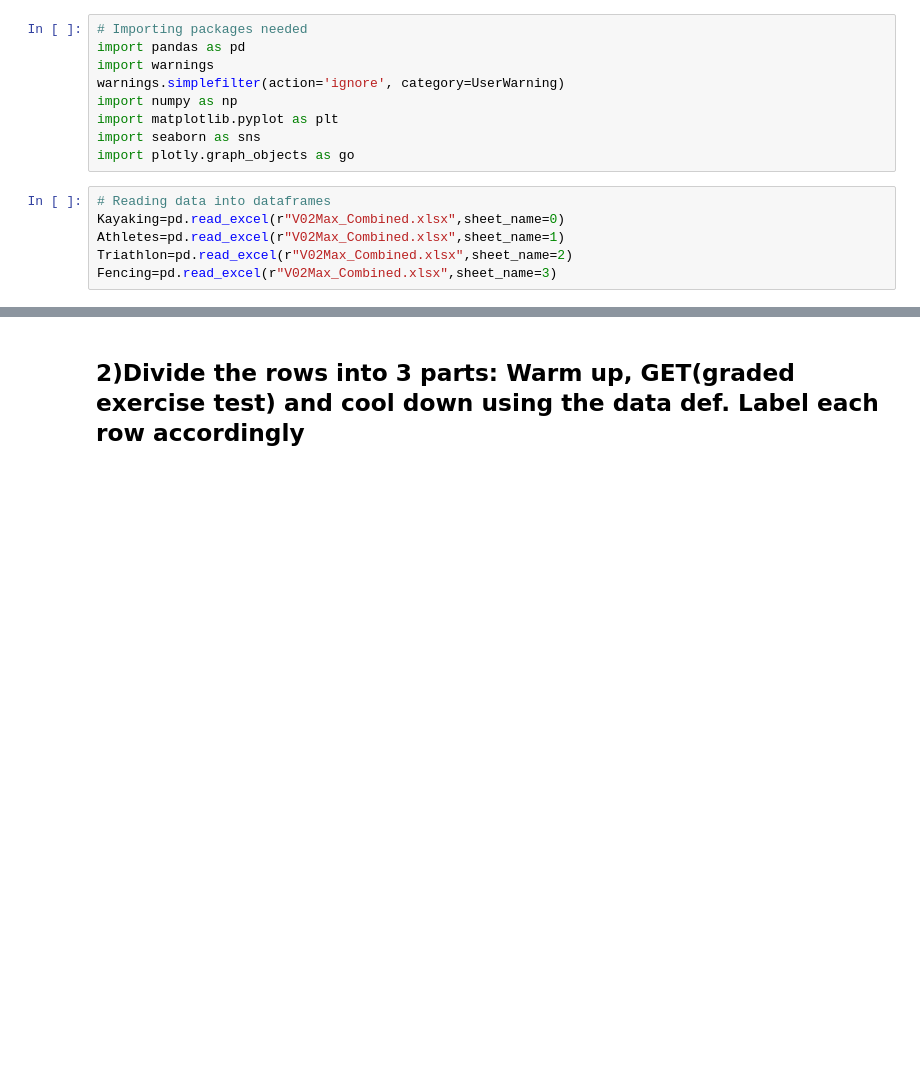
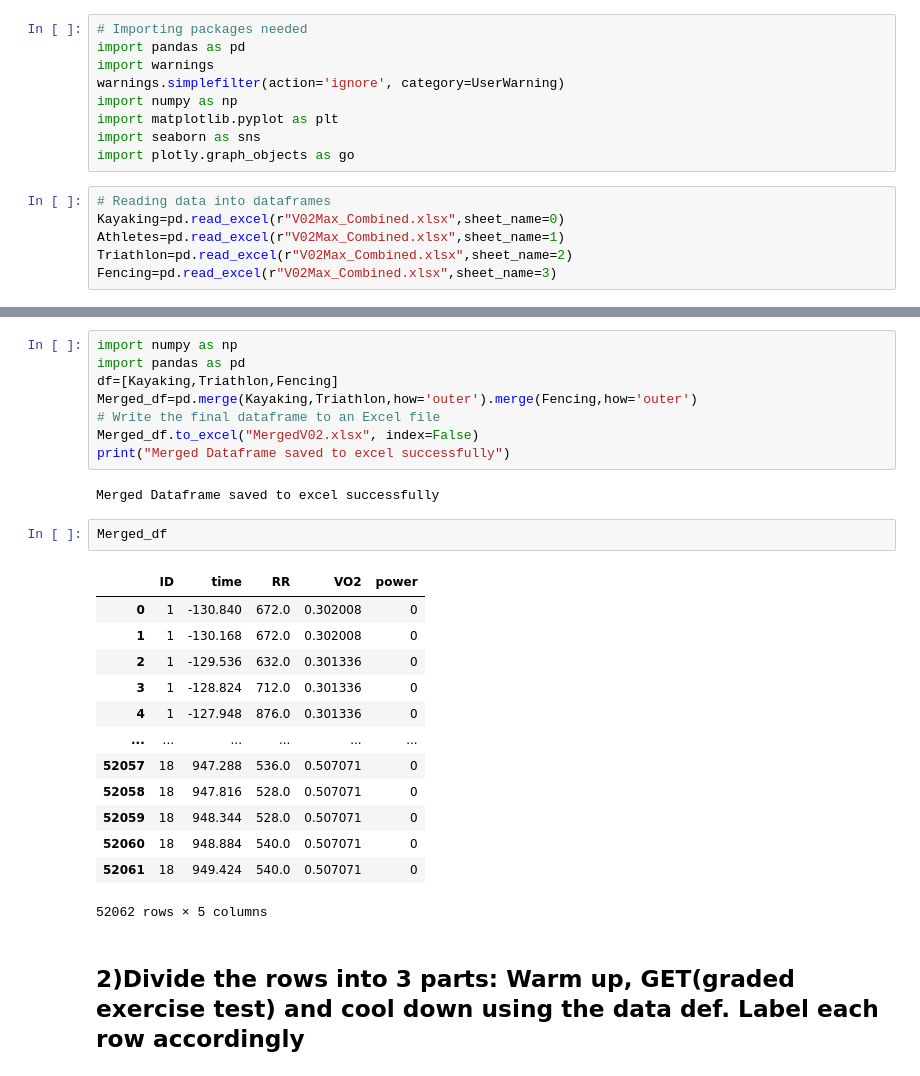
Before and after one commit to santhihubgit/Team08_PythoNinjas_PythonHackathon_Aug2024, a Jupyter notebook: Team08_PythoNinjas_Main80Questions.ipynb, the cells around one changed output, grey strips where cells are left out. Cells and saved outputs as stored; diff of their text form; blank space fills up the shorter version.

```diff
--- a/Team08_PythoNinjas_Main80Questions.ipynb
+++ b/Team08_PythoNinjas_Main80Questions.ipynb
@@ -66,3 +20,29 @@ Merged Dataframe saved to excel successfully
+# %%
+import numpy as np
+import pandas as pd
+df=[Kayaking,Triathlon,Fencing]
+Merged_df=pd.merge(Kayaking,Triathlon,how='outer').merge(Fencing,how='outer')
+# Write the final dataframe to an Excel file
+Merged_df.to_excel("MergedV02.xlsx", index=False)
+print("Merged Dataframe saved to excel successfully")
+# %% [output]
+Merged Dataframe saved to excel successfully
+# %%
+Merged_df
+# %% [output]
+|  | ID | time | RR | VO2 | power |
+| 0 | 1 | -130.840 | 672.0 | 0.302008 | 0 |
+| 1 | 1 | -130.168 | 672.0 | 0.302008 | 0 |
+| 2 | 1 | -129.536 | 632.0 | 0.301336 | 0 |
+| 3 | 1 | -128.824 | 712.0 | 0.301336 | 0 |
+| 4 | 1 | -127.948 | 876.0 | 0.301336 | 0 |
+| ... | ... | ... | ... | ... | ... |
+| 52057 | 18 | 947.288 | 536.0 | 0.507071 | 0 |
+| 52058 | 18 | 947.816 | 528.0 | 0.507071 | 0 |
+| 52059 | 18 | 948.344 | 528.0 | 0.507071 | 0 |
+| 52060 | 18 | 948.884 | 540.0 | 0.507071 | 0 |
+| 52061 | 18 | 949.424 | 540.0 | 0.507071 | 0 |
+52062 rows × 5 columns
 # %% [markdown]
 ## 2)Divide the rows into 3 parts: Warm up, GET(graded exercise test) and cool down using the data def. Label each row accordingly
 # %% [markdown]
```
Also changed, not shown: parts of 3 cells of this notebook.
